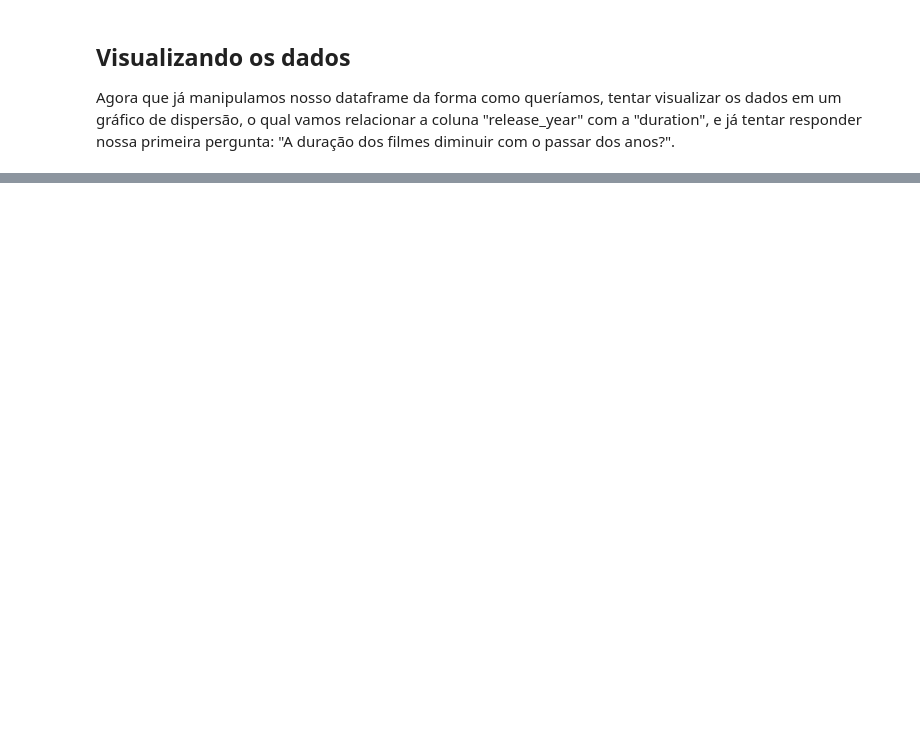
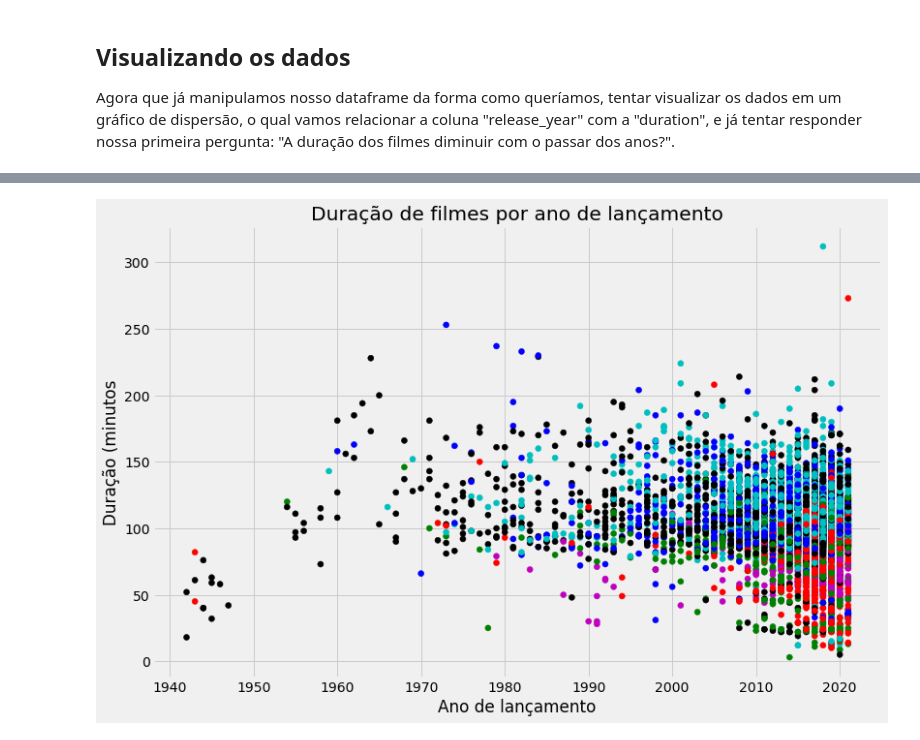
Before and after one commit to denner-augusto/Investigating-Netflix-Movies-and-Guest-Stars, a Jupyter notebook: script.ipynb, the cells around one changed output, grey strips where cells are left out. Saved outputs shown, nothing was run; the diff lists cells and outputs as text; code cells hidden in the pictures; blank space fills up the shorter version.

```diff
--- a/script.ipynb
+++ b/script.ipynb
@@ -70,0 +243,2 @@ TypeError: 'value' must be an instance of str or bytes, not a float
+# %%
+netflix_df_movies_col_subset[['genre','genre_2','genre_3']] = netflix_df_movies_col_subset['listed_in'].str.split(pat = ', ', expand = True)
@@ -70,0 +253,21 @@ TypeError: 'value' must be an instance of str or bytes, not a float
+# %%
+# Criação de lista para armazenar as cores
+colors = []
+
+# Iteração pelas linhas do dataframe
+for column, row in netflix_df_movies_col_subset.iterrows():
+    if row['genre'] == 'Documentaries':
+        colors.append('r') # Documentários em vermelho
+    elif row['genre'] == 'Children & Family Movies':
+        colors.append('g') # Crianças e para a família em verde
+    elif row['genre'] == 'Stand-Up Comedy':
+        colors.append('m') # Stand-up em magenta (ou rosa)
+    elif row['genre'] == 'Comedies':
+        colors.append('b') # Comédia em azul
+    elif row['genre'] == 'Dramas':
+        colors.append('c') # Drama em ciano
+    else:
+        colors.append('k') # Outros gêneros em preto
+
+# Listar as primeiras 11 cores da lista
+colors[:11]
@@ -70,0 +279,17 @@ TypeError: 'value' must be an instance of str or bytes, not a float
+# %%
+# Adicionar o estilo da figura e inicializa-la
+plt.style.use('fivethirtyeight')
+fig = plt.figure(figsize = (12, 8))
+
+# Criar um gráfico de dispersão relacionando a duração com o ano de lançamento do filme
+plt.scatter('release_year', 'duration', data = netflix_df_movies_col_subset, c = colors)
+
+# Criar um título para o gráfico e para os eixos
+plt.title('Duração de filmes por ano de lançamento')
+plt.xlabel('Ano de lançamento')
+plt.ylabel('Duração (minutos')
+
+# Mostrar o gráfico
+plt.show()
+# %% [output]
+[figure, added]
```
Also changed, not shown: parts of 26 cells of this notebook.
